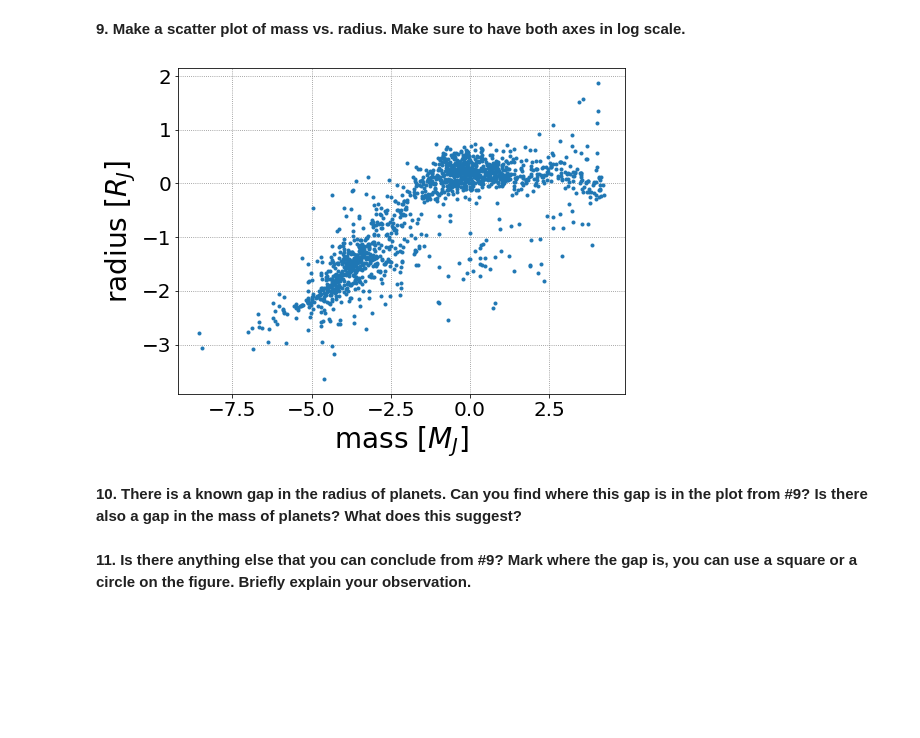
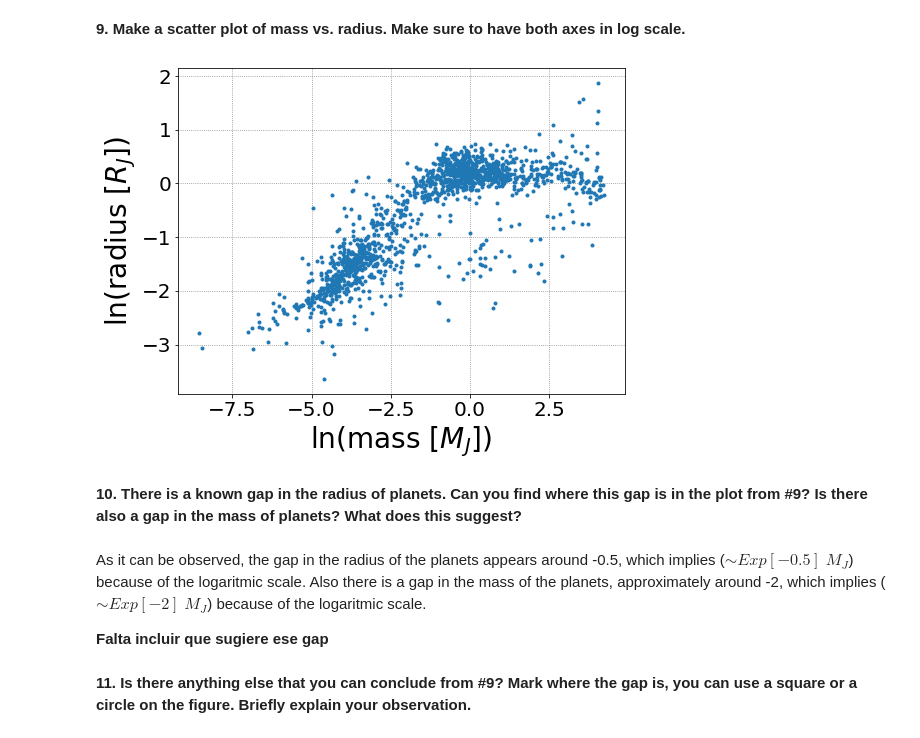
Before and after one commit to AthemFR/intro_astrophysical_objects, a Jupyter notebook: Homework_2/Homework_2_Planets.ipynb, the cells around one changed output. Saved outputs shown, nothing was run; the diff lists cells and outputs as text; code cells hidden in the pictures; blank space fills up the shorter version.

```diff
--- a/Homework_2/Homework_2_Planets.ipynb
+++ b/Homework_2/Homework_2_Planets.ipynb
@@ -276,18 +276,22 @@ It can be observed that there is a concentration around high metallicity stars.
 # %%
 fig = plt.figure(figsize=(8, 6))
 ax = fig.add_subplot(111)
 plt.grid(linestyle=':', color='grey')
 plt.plot(np.log(data['mass']), np.log(data['radius']), marker = '.', linestyle='')
-plt.xlabel("mass [$M_J$]", fontsize=28)
-plt.ylabel('radius [$R_J$]', fontsize=28)
+plt.xlabel("ln(mass [$M_J$])", fontsize=28)
+plt.ylabel("ln(radius [$R_J$])", fontsize=28)
 
 #plt.xlim(-300,600)
 #plt.ylim(0,1.02)
 ax.tick_params(axis='both', which='major', labelsize=20)
 plt.show()
 # %% [output]
-[figure, old version]
+[figure, new version]
 # %% [markdown]
 **10. There is a known gap in the radius of planets. Can you find where this gap is in the plot from #9? Is there also a gap in the mass of planets? What does this suggest?**
+# %% [markdown]
+As it can be observed, the gap in the radius of the planets appears around -0.5, which implies ($\sim Exp[-0.5]$ $M_J$) because of the logaritmic scale. Also there is a gap in the mass of the planets, approximately around -2, which implies ($\sim Exp[-2]$ $M_J$) because of the logaritmic scale.
+
+**Falta incluir que sugiere ese gap**
 # %% [markdown]
 **11. Is there anything else that you can conclude from #9? Mark where the gap is, you can use a square or a circle on the figure. Briefly explain your observation.**
```
Also changed, not shown: parts of 21 cells of this notebook, 1 other file.
